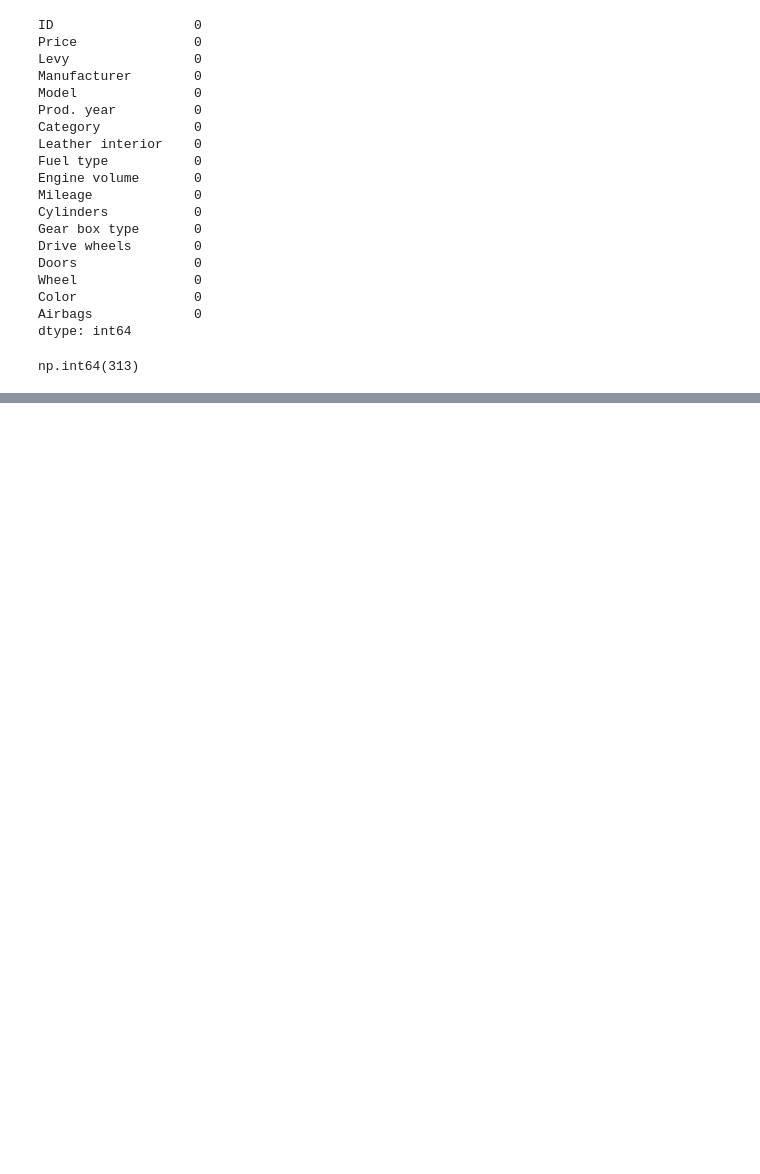
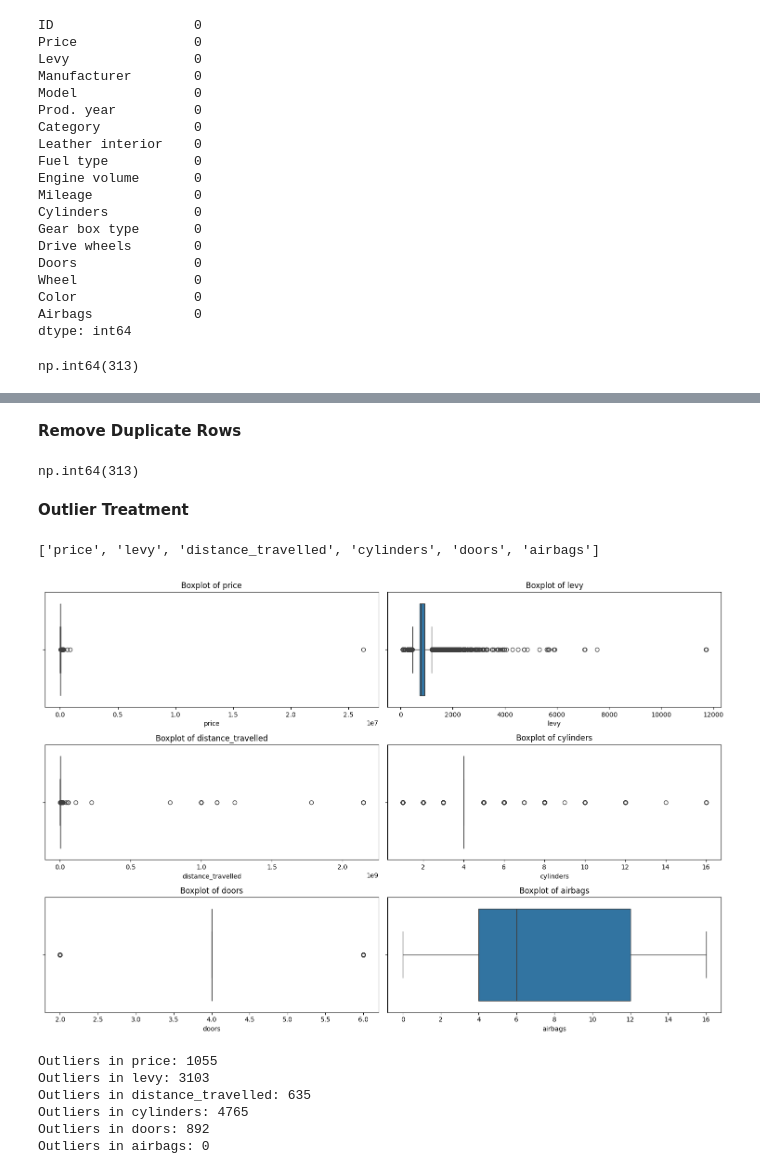
Before and after one commit to SushantManglekar/car-price-prediction-system, a Jupyter notebook: notebooks/data_preprocessing/eda.ipynb, the cells around one changed output, grey strips where cells are left out. Cells and saved outputs as stored; diff of their text form; code cells hidden in the pictures; blank space fills up the shorter version.

Commit message:
Feat: Complete EDA and track cleaned_data.csv with dvc

```diff
--- a/notebooks/data_preprocessing/eda.ipynb
+++ b/notebooks/data_preprocessing/eda.ipynb
@@ -148,0 +254,9 @@ Based on the above observations we will clean the data and prepare it for the an
+# %%
+# Replacing values and converting dtype to int64
+df['doors'].replace({
+  '04-May':'4',
+  '02-Mar':'2',
+  '>5': '6'
+}, inplace=True)
+df['doors'] = df['doors'].astype(np.int64)
+df['doors']
@@ -148,0 +295,3 @@ Based on the above observations we will clean the data and prepare it for the an
+# %%
+# Remove 'km' from the end of the string and convert to int64
+df['distance_travelled'] = df['distance_travelled'].str.replace(' km', '', regex=False).astype('int64')
@@ -148,0 +325,61 @@ Based on the above observations we will clean the data and prepare it for the an
+# %% [markdown]
+**Remove Duplicate Rows**
+# %%
+# Checking for duplicate rows
+df.duplicated().sum()
+# %% [output]
+np.int64(313)
+# %%
+# Remove duplicates
+df.drop_duplicates(inplace=True)
+# %% [markdown]
+**Outlier Treatment**
+# %%
+# Select columns with data types 'int64' and 'float64'
+numeric_columns = df.select_dtypes(include=['int64', 'float64']).columns.tolist()
+numeric_columns.remove('id')
+
+# Display the list of columns with int64 and float64 data types
+numeric_columns
+# %% [output]
+['price', 'levy', 'distance_travelled', 'cylinders', 'doors', 'airbags']
+# %%
+# Step 1: Visualize outliers
+import matplotlib.pyplot as plt
+import seaborn as sns
+
+# Visualize each column to check for outliers
+plt.figure(figsize=(15, 10))
+
+for i, column in enumerate(numeric_columns, 1):
+    plt.subplot(3, 2, i)
+    sns.boxplot(x=df[column])
+    plt.title(f'Boxplot of {column}')
+
+plt.tight_layout()
+plt.show()
+# %% [output]
+[figure, added]
+# %%
+# Identify outliers using IQR
+def identify_outliers_iqr(df, column):
+    Q1 = df[column].quantile(0.25)
+    Q3 = df[column].quantile(0.75)
+    IQR = Q3 - Q1
+    lower_bound = Q1 - 1.5 * IQR
+    upper_bound = Q3 + 1.5 * IQR
+    # Count outliers
+    outliers = df[(df[column] < lower_bound) | (df[column] > upper_bound)]
+    return outliers
+
+# Identify and print outliers for each column
+for column in numeric_columns:
+    outliers = identify_outliers_iqr(df, column)
+    print(f"Outliers in {column}: {len(outliers)}")
+# %% [output]
+Outliers in price: 1055
+Outliers in levy: 3103
+Outliers in distance_travelled: 635
+Outliers in cylinders: 4765
+Outliers in doors: 892
+Outliers in airbags: 0
```
Also changed, not shown: parts of 38 cells of this notebook, 2 other files.
